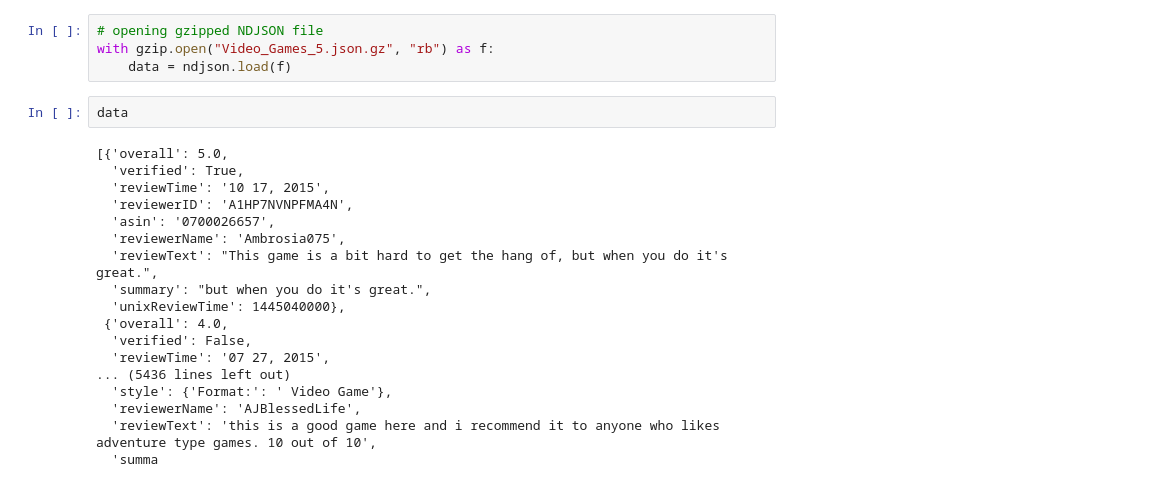
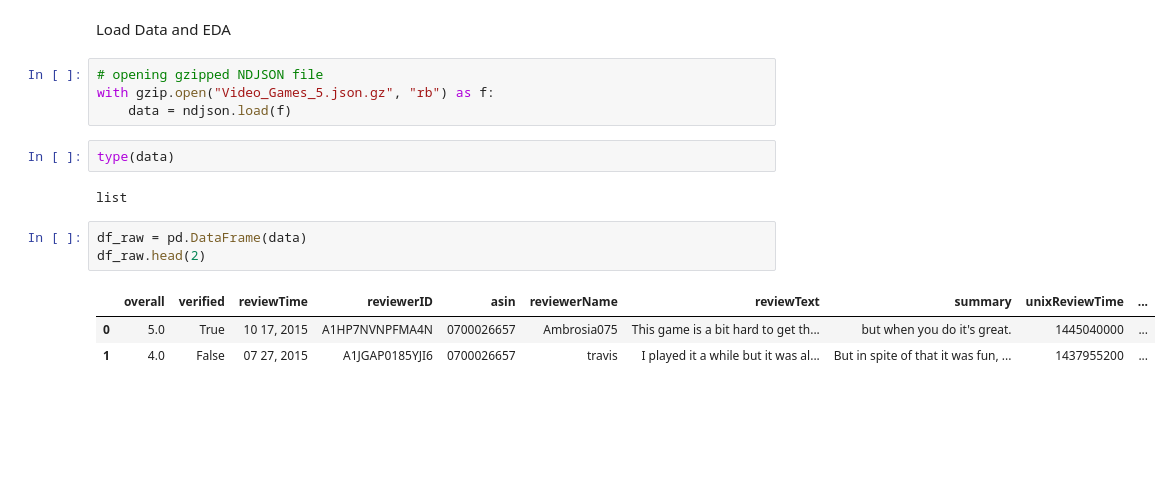
Before and after one commit to Programming-Skills/NLP, a Jupyter notebook: Growth Hacking Sentiment.ipynb, the cells around one changed output. Drawn from its saved outputs; the diff is of its cells as text; blank space fills up the shorter version.

```diff
--- a/Growth Hacking Sentiment.ipynb
+++ b/Growth Hacking Sentiment.ipynb
@@ -21,24 +37,17 @@ True
+# %% [markdown]
+Load Data and EDA
 # %%
 # opening gzipped NDJSON file
 with gzip.open("Video_Games_5.json.gz", "rb") as f:
     data = ndjson.load(f)
-# %%
-data
-# %% [output]
-[{'overall': 5.0,
-  'verified': True,
-  'reviewTime': '10 17, 2015',
-  'reviewerID': 'A1HP7NVNPFMA4N',
-  'asin': '0700026657',
-  'reviewerName': 'Ambrosia075',
-  'reviewText': "This game is a bit hard to get the hang of, but when you do it's great.",
-  'summary': "but when you do it's great.",
-  'unixReviewTime': 1445040000},
- {'overall': 4.0,
-  'verified': False,
-  'reviewTime': '07 27, 2015',
-... (5436 lines left out)
-  'style': {'Format:': ' Video Game'},
-  'reviewerName': 'AJBlessedLife',
-  'reviewText': 'this is a good game here and i recommend it to anyone who likes adventure type games. 10 out of 10',
-  'summa
+# %%
+type(data)
+# %% [output]
+list
+# %%
+df_raw = pd.DataFrame(data)
+df_raw.head(2)
+# %% [output]
+|  | overall | verified | reviewTime | reviewerID | asin | reviewerName | reviewText | summary | unixReviewTime | ... |
+| 0 | 5.0 | True | 10 17, 2015 | A1HP7NVNPFMA4N | 0700026657 | Ambrosia075 | This game is a bit hard to get th... | but when you do it's great. | 1445040000 | ... |
+| 1 | 4.0 | False | 07 27, 2015 | A1JGAP0185YJI6 | 0700026657 | travis | I played it a while but it was al... | But in spite of that it was fun, ... | 1437955200 | ... |
```
Also changed, not shown: parts of 25 cells of this notebook.
